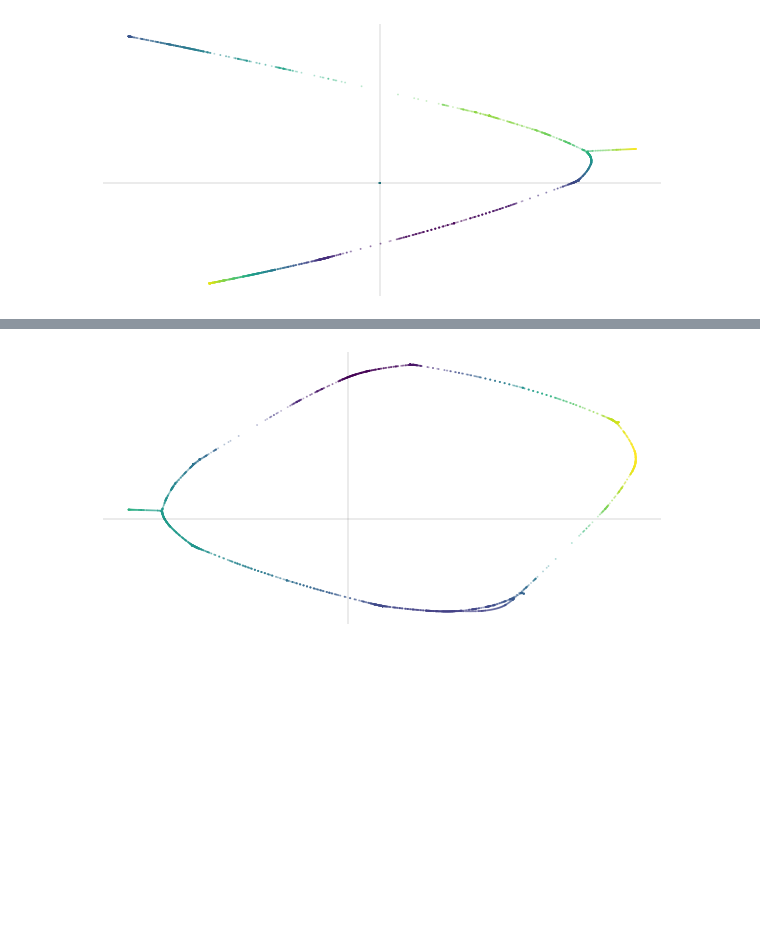
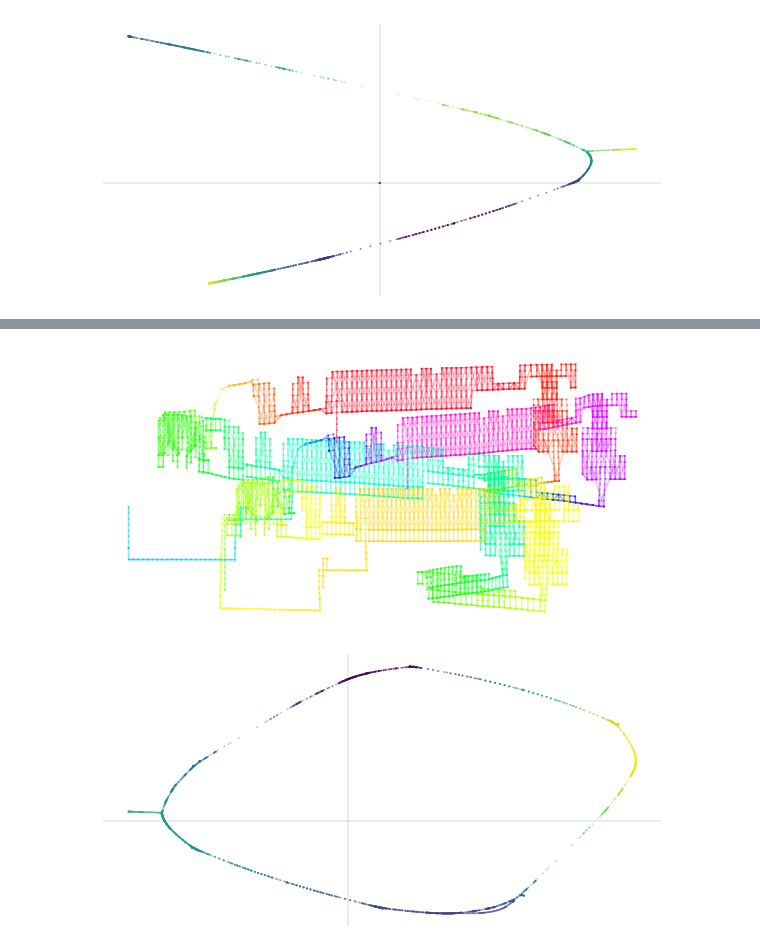
Before and after one commit to aremath/sm_rando, a Jupyter notebook: world_rando/state_graphs.ipynb, the cells around one changed output, grey strips where cells are left out. Drawn from its saved outputs; the diff is of its cells as text; code cells hidden in the pictures; blank space fills up the shorter version.

```diff
--- a/world_rando/state_graphs.ipynb
+++ b/world_rando/state_graphs.ipynb
@@ -118,3 +125,25 @@ axvline(0,color='black',alpha=0.1);
+# %%
+# Mixing favoring the true position
+g12_positions_pos = g12_embedding.embedding_ + positions * 1/1000
+color_array = g12_positions[:,2]
+color_data = cmap(Normalize(min(color_array), max(color_array))(color_array))
+figsize(10, 5);
+axis('off')
+scatter(g12_positions_pos[:,1],
+        g12_positions_pos[:,0],
+        s=1,
+        c=color_data,
+        alpha=0.25,
+        cmap=cmap);
+# Draw the lines
+for n1, n2 in g2:
+    n1 = int(n1)
+    n2 = int(n2)
+    x = (g12_positions_pos[n1,1], g12_positions_pos[n2,1])
+    y = (g12_positions_pos[n1,0], g12_positions_pos[n2,0])
+    plot(x, y, "-", c=color_data[n1], alpha=0.25)
+# %% [output]
+[figure, added]
 # %%
 figsize(10,5);
 axis('off');
```
Also changed, not shown: parts of 7 cells of this notebook, 2 other files.
